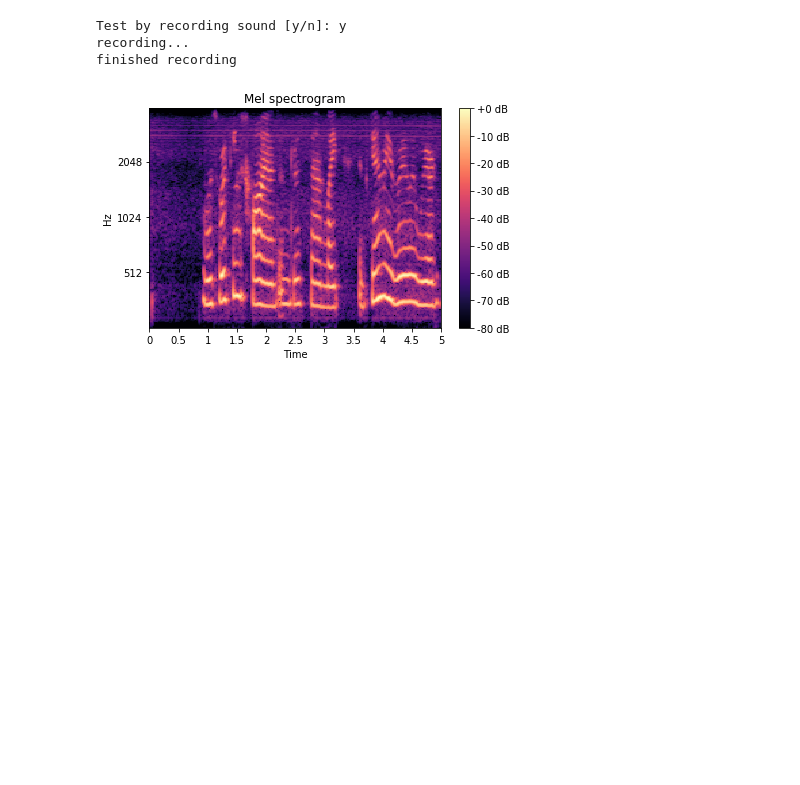
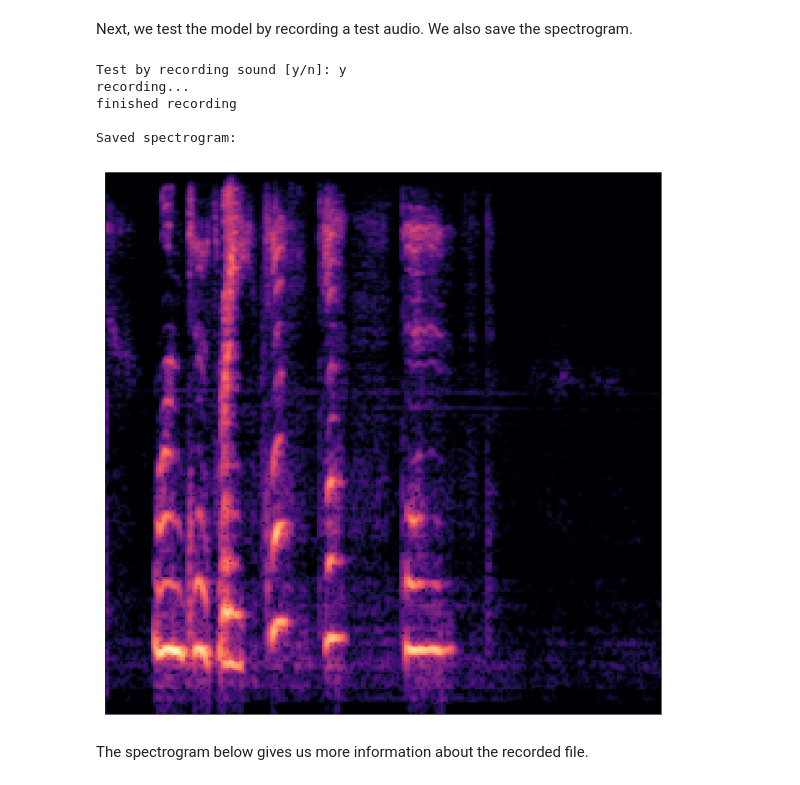
Before and after one commit to nataliest/ML_final_project, a Jupyter notebook: src/Pocket_dial_vs_regular_call_CNN.ipynb, the cells around one changed output. Saved outputs shown, nothing was run; the diff lists cells and outputs as text; code cells hidden in the pictures; blank space fills up the shorter version.

```diff
--- a/src/Pocket_dial_vs_regular_call_CNN.ipynb
+++ b/src/Pocket_dial_vs_regular_call_CNN.ipynb
@@ -70,0 +143,10 @@ finished recording
+# %%
+input_valid = False
+while not input_valid:
+    train_or_test = input("Would you like to train or test the network? Type 'train' or 'test': ")
+    train_or_test = train_or_test.lower()
+
+    if train_or_test != 'train' and train_or_test != 'test':
+        print("Please, type 'train' or 'test'")
+    else:
+        input_valid = True
@@ -311,5 +298,7 @@ model = load_model('my_cnn_model.h5')
+# %% [markdown]
+Next, we test the model by recording a test audio. We also save the spectrogram.
 # %%
-import pyaudio # source ~./bash... unset PYTHONPATH
+import pyaudio
 import wave
 
 import librosa
@@ -337,37 +326,37 @@ if do_rec.lower() == 'y':
     frames = []
 
     for i in range(0, int(RATE / CHUNK * RECORD_SECONDS)):
         data = stream.read(CHUNK)
         frames.append(data)
     print ("finished recording")
 
 
     # stop Recording
     stream.stop_stream()
     stream.close()
     audio.terminate()
 
     waveFile = wave.open(WAVE_OUTPUT_FILENAME, 'wb')
     waveFile.setnchannels(CHANNELS)
     waveFile.setsampwidth(audio.get_sample_size(FORMAT))
     waveFile.setframerate(RATE)
     waveFile.writeframes(b''.join(frames))
     waveFile.close()
 
-#     plt.figure(figsize=(12, 12))
+    plt.figure(figsize=(12, 12))
     y, sr = librosa.load(WAVE_OUTPUT_FILENAME)
     S = librosa.feature.melspectrogram(y=y, sr=sr, n_mels=256, fmax=4000)
     librosa.display.specshow(librosa.logamplitude(S,ref_power=np.max),
                             fmax=4000)
     output_filename = WAVE_OUTPUT_FILENAME[:-4] + "_spec" + IMG_EXT
     plt.savefig(output_filename, bbox_inches='tight', pad_inches = 0)
-    librosa.display.specshow(librosa.logamplitude(S,ref_power=np.max),
-                             y_axis='mel', fmax=4000, x_axis='time')
-    plt.colorbar(format='%+2.0f dB')
-    plt.title('Mel spectrogram')
-    plt.tight_layout()
+    print("\nSaved spectrogram:")
 # %% [output]
 Test by recording sound [y/n]: y
 recording...
 finished recording
+
+Saved spectrogram:
-[figure, old version]
+[figure, new version]
+# %% [markdown]
+The spectrogram below gives us more information about the recorded file.
```
Also changed, not shown: parts of 32 cells of this notebook, 4 other files.
